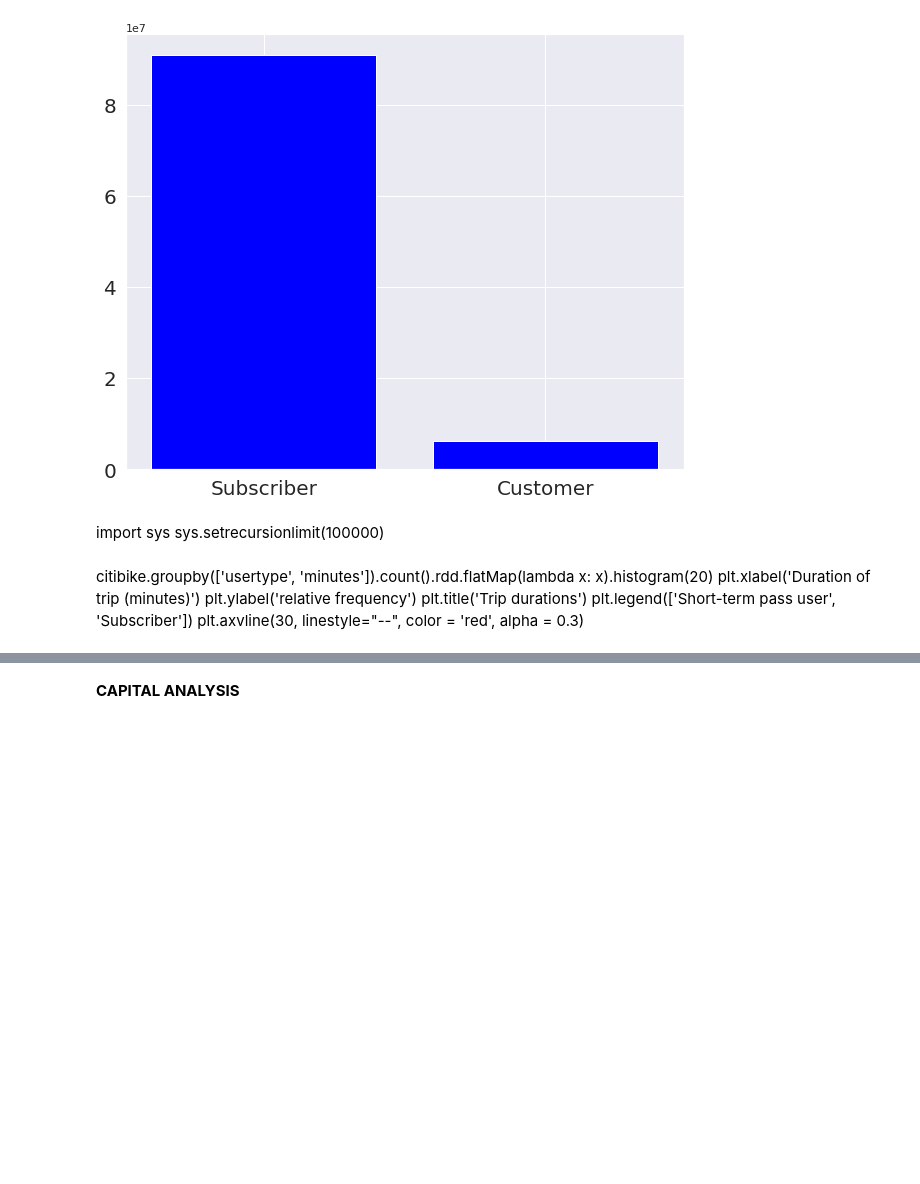
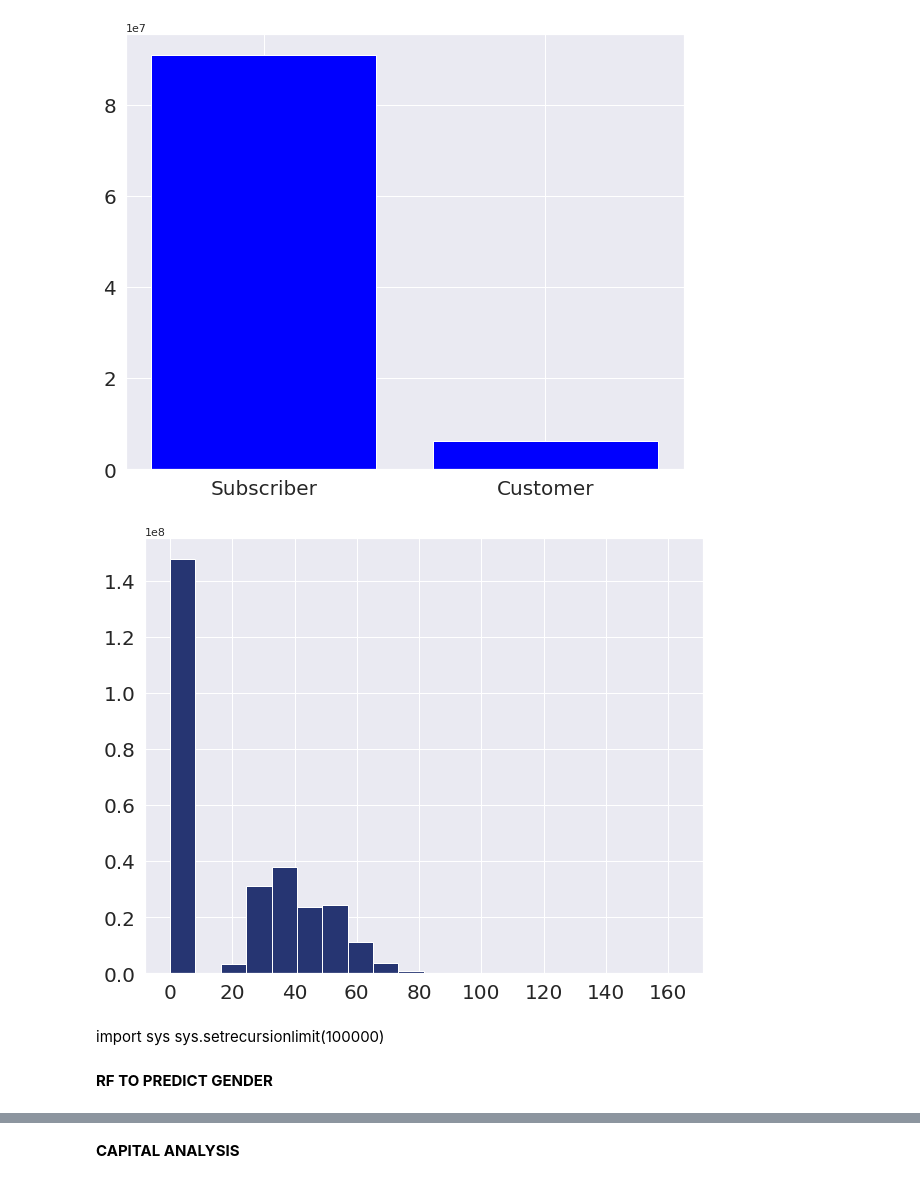
Before and after one commit to ruchikaakanar/502Project, a Jupyter notebook: 502CodeRuchi.ipynb, the cells around one changed output, grey strips where cells are left out. Drawn from its saved outputs; the diff is of its cells as text; code cells hidden in the pictures; blank space fills up the shorter version.

```diff
--- a/502CodeRuchi.ipynb
+++ b/502CodeRuchi.ipynb
@@ -200,13 +200,18 @@ plt.show()
 fig.savefig("usertype.png", bbox_inches='tight')
 # %% [output]
 [figure]
+# %%
+#Histogram of age column
+fig = plt.figure(figsize=(10, 8))
+bins, counts = citibike.select('age', 'member').rdd.flatMap(lambda x: x).histogram(20)
+plt.hist(bins[:-1], bins=bins, weights=counts, color = '#263572')
+plt.xticks(size = 20)
+plt.yticks(size = 20)
+fig.savefig("test.png", bbox_inches='tight')
+# %% [output]
+[figure, added]
 # %% [markdown]
 import sys
 sys.setrecursionlimit(100000)
-# %% [markdown]
-citibike.groupby(['usertype', 'minutes']).count().rdd.flatMap(lambda x: x).histogram(20)
-plt.xlabel('Duration of trip (minutes)')
-plt.ylabel('relative frequency')
-plt.title('Trip durations')
-plt.legend(['Short-term pass user', 'Subscriber'])
-plt.axvline(30, linestyle="--", color = 'red', alpha = 0.3)
+# %% [markdown]
+**RF TO PREDICT GENDER**
```
Also changed, not shown: parts of 10 cells of this notebook.
